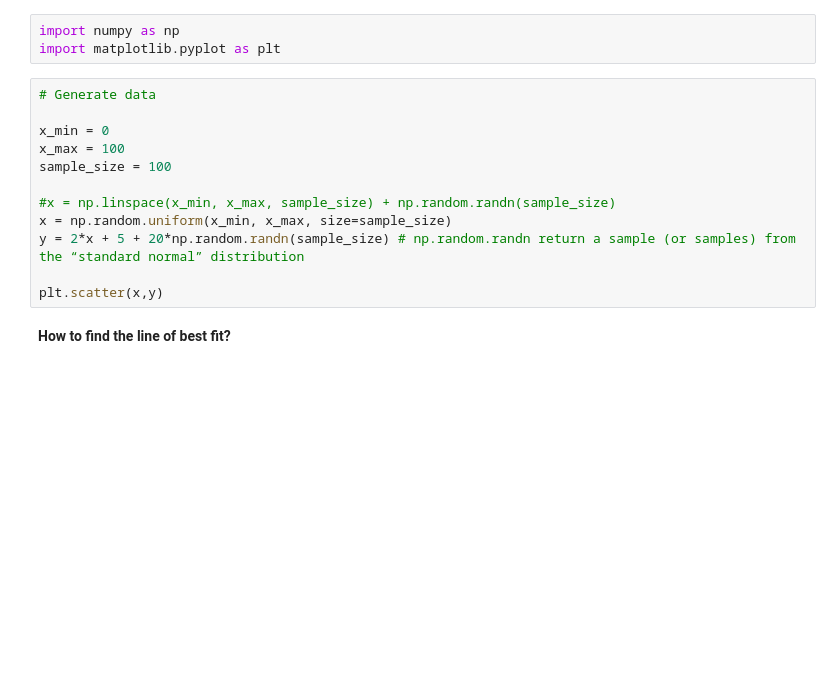
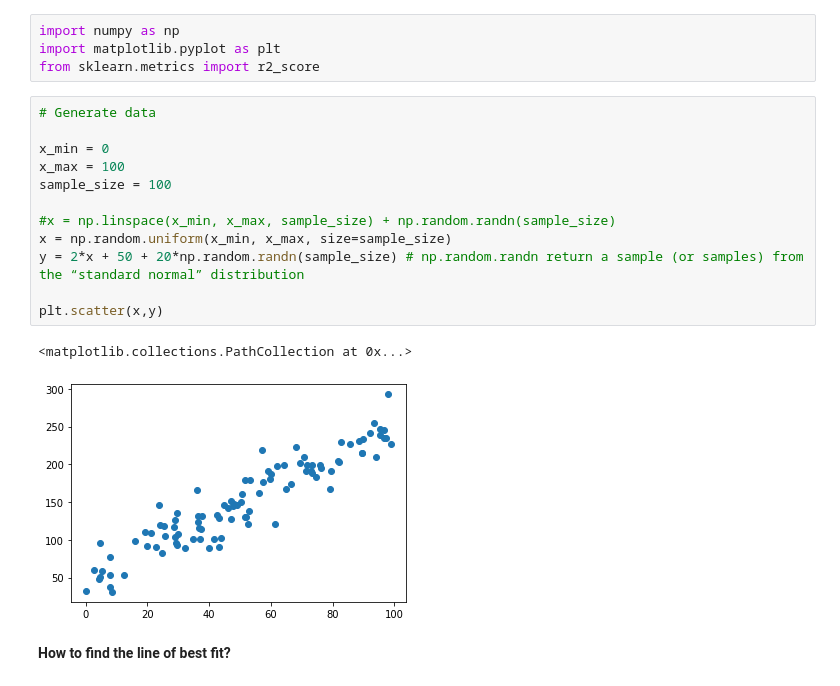
Before and after one commit to MarcoCalbucci/DataAnalytics, a Jupyter notebook: PredictiveModeling/Regression/SimpleLinearRegression/simple_linear_regression.ipynb, the cells around one changed output. Drawn from its saved outputs; the diff is of its cells as text; blank space fills up the shorter version.

```diff
--- a/PredictiveModeling/Regression/SimpleLinearRegression/simple_linear_regression.ipynb
+++ b/PredictiveModeling/Regression/SimpleLinearRegression/simple_linear_regression.ipynb
@@ -3,18 +1,22 @@
 # %%
 import numpy as np
 import matplotlib.pyplot as plt
+from sklearn.metrics import r2_score
 # %%
 # Generate data
 
 x_min = 0
 x_max = 100
 sample_size = 100
 
 #x = np.linspace(x_min, x_max, sample_size) + np.random.randn(sample_size)
 x = np.random.uniform(x_min, x_max, size=sample_size)
-y = 2*x + 5 + 20*np.random.randn(sample_size) # np.random.randn return a sample (or samples) from the “standard normal” distribution
+y = 2*x + 50 + 20*np.random.randn(sample_size) # np.random.randn return a sample (or samples) from the “standard normal” distribution
 
 plt.scatter(x,y)
+# %% [output]
+<matplotlib.collections.PathCollection at 0x...>
+[figure, added]
 # %% [markdown]
 **How to find the line of best fit?**
 # %% [markdown]
```
Also changed, not shown: parts of 17 cells of this notebook.
